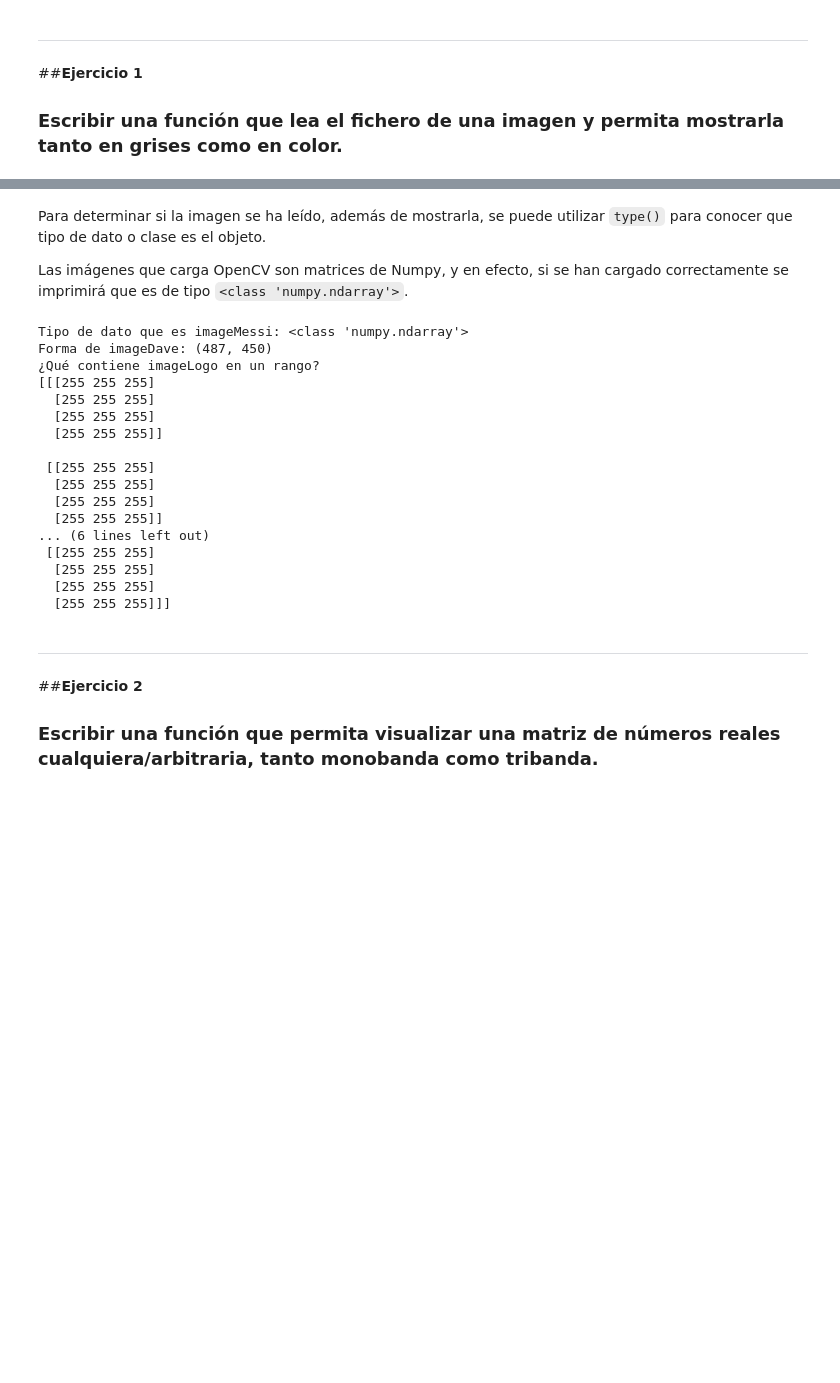
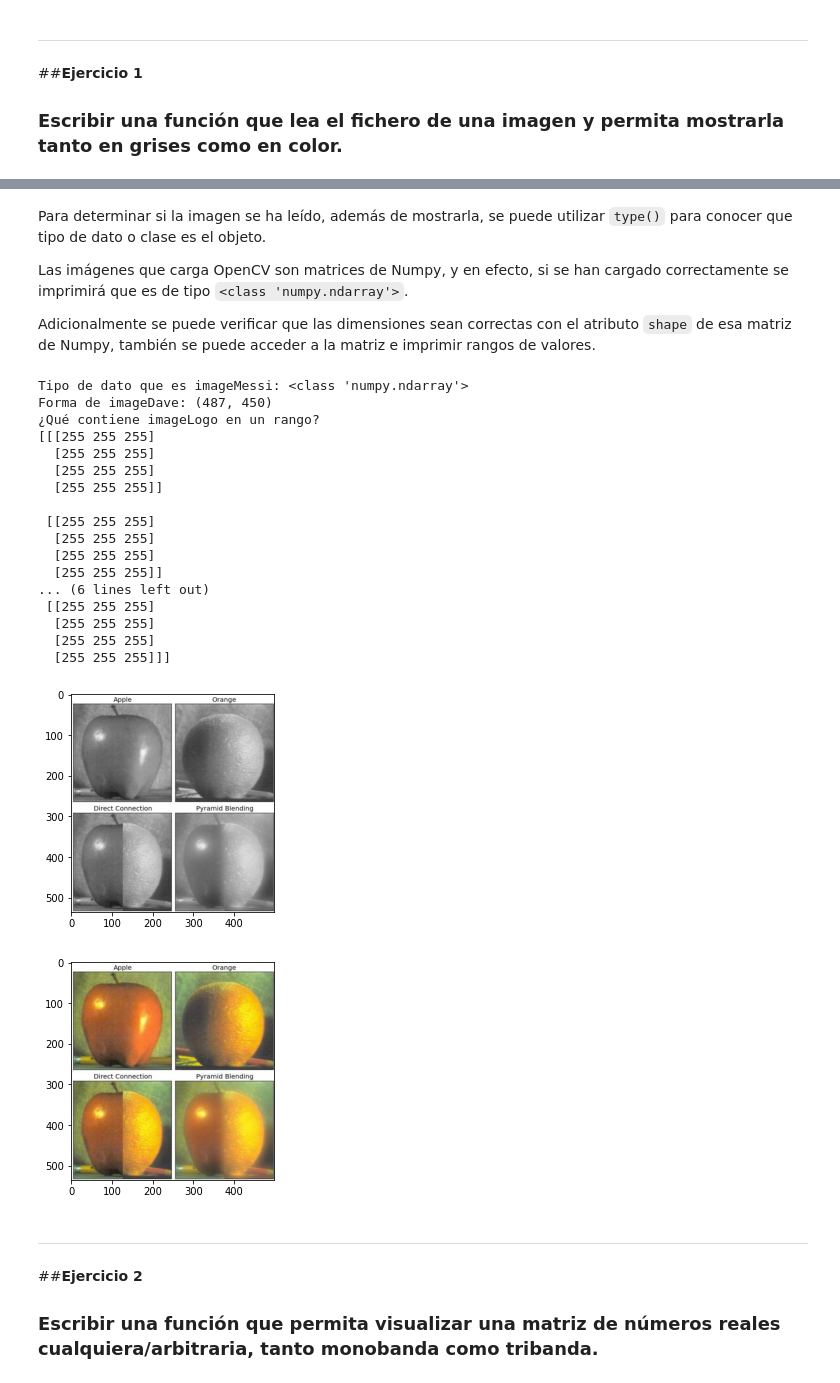
Before and after one commit to RhinoBlindado/vc2122, a Jupyter notebook: practica0/p0.ipynb, the cells around one changed output, grey strips where cells are left out. Saved outputs shown, nothing was run; the diff lists cells and outputs as text; code cells hidden in the pictures; blank space fills up the shorter version.

```diff
--- a/practica0/p0_introToOpenCV.ipynb
+++ b/practica0/p0.ipynb
@@ -58,6 +60,8 @@ def leeImagen(filename, flagColor):
 Para determinar si la imagen se ha leído, además de mostrarla, se puede utilizar `type()` para conocer que tipo de dato o clase es el objeto.
 
 Las imágenes que carga OpenCV son matrices de Numpy, y en efecto, si se han cargado correctamente se imprimirá que es de tipo  `<class 'numpy.ndarray'>`.
+
+Adicionalmente se puede verificar que las dimensiones sean correctas con el atributo `shape` de esa matriz de Numpy, también se puede acceder a la matriz e imprimir rangos de valores.
 # %%
 #   Path the test images.
 srcOrapple = "/content/drive/MyDrive/Colab Notebooks/images/orapple.jpg"
@@ -72,33 +76,44 @@ imageOrappleColor = leeImagen(srcOrapple, True)
 
 #   Rest of images
 imageDave = leeImagen(srcDave, False)
 imageMessi = leeImagen(srcMessi, False)
 imageLogo = leeImagen(srcLogo, True)
 
 # Checking that images are loaded
 # - Check if the module name of the type matches with the name of the Numpy module.
 if type(imageMessi).__module__ == np.__name__:
   print("Tipo de dato que es imageMessi: " + str(type(imageMessi)))
   print("Forma de imageDave: " + str(imageDave.shape))
   print("¿Qué contiene imageLogo en un rango? \n" + str(imageLogo[0:4,0:4,:]))
+
+
+#  - Printing the Orapple, that was read as greyscale and color.
+
+plt.figure("Orapple: Grey")
+plt.imshow(imageOrappleGrey, cmap='gray')
+
+plt.figure("Orapple: Color")
+plt.imshow(imageOrappleColor[:,:,::-1])
 # %% [output]
 Tipo de dato que es imageMessi: <class 'numpy.ndarray'>
 Forma de imageDave: (487, 450)
 ¿Qué contiene imageLogo en un rango?
 [[[255 255 255]
   [255 255 255]
   [255 255 255]
   [255 255 255]]
 
  [[255 255 255]
   [255 255 255]
   [255 255 255]
   [255 255 255]]
 ... (6 lines left out)
  [[255 255 255]
   [255 255 255]
   [255 255 255]
   [255 255 255]]]
+[figure, added]
+[figure, added]
 # %% [markdown]
 ---
 ##**Ejercicio 2**
```
Also changed, not shown: parts of 8 cells of this notebook, 9 other files.
